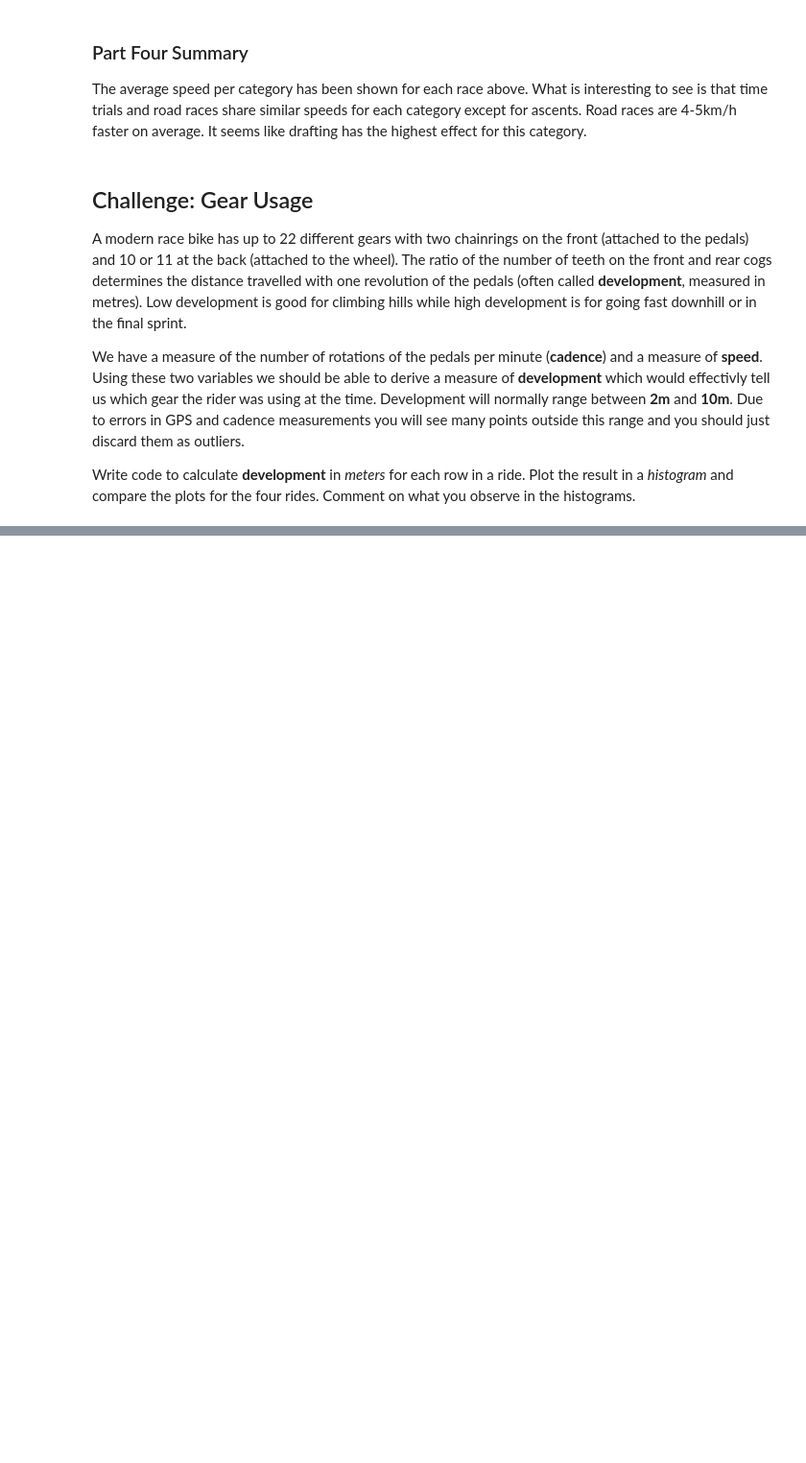
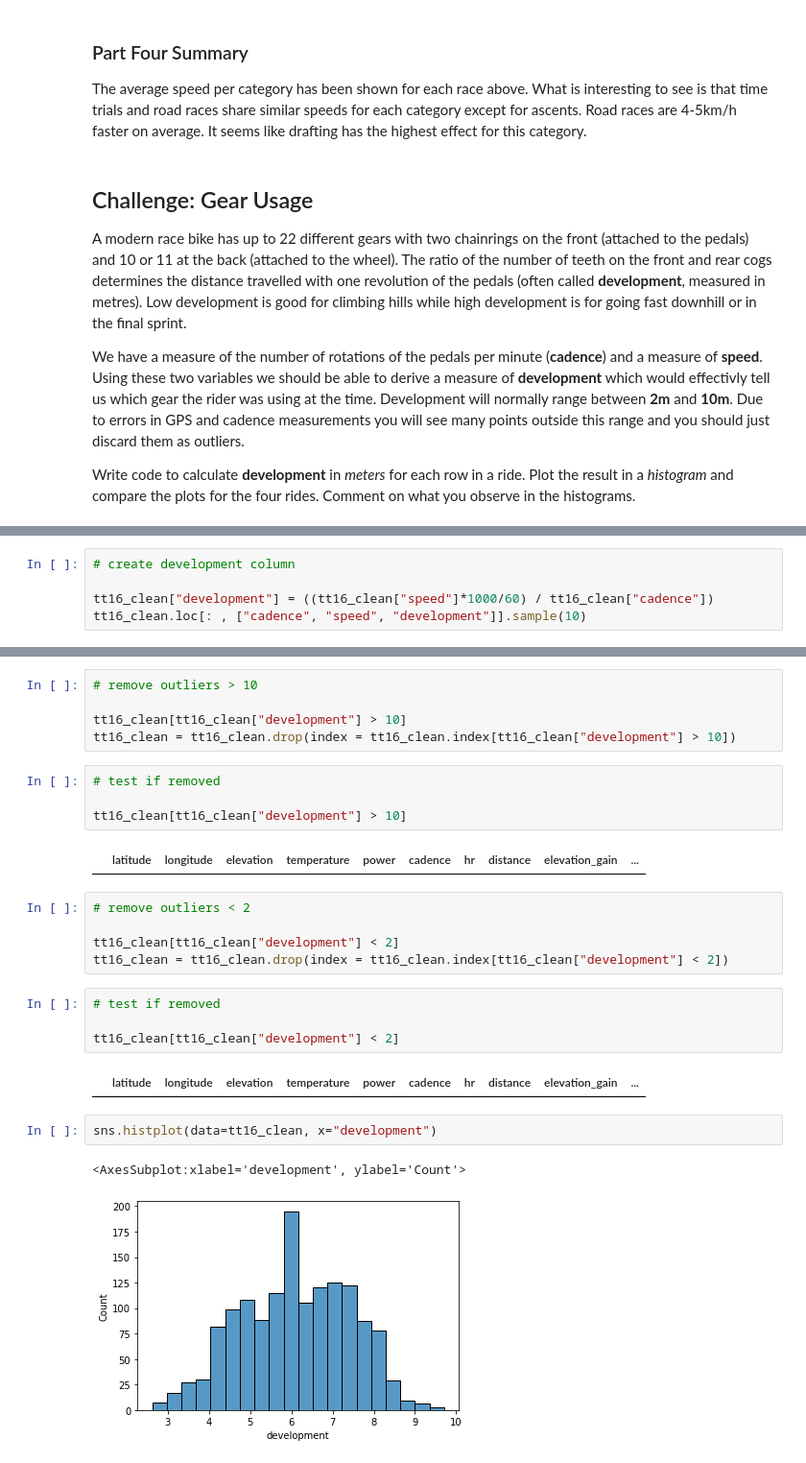
Before and after one commit to felix-rosenberger/Data-Science-Portfolio, a Jupyter notebook: Portfolio 1.ipynb, the cells around one changed output, grey strips where cells are left out. Shown at 96% size. Cells and saved outputs as stored; diff of their text form; blank space fills up the shorter version.

Commit message:
Started with challenge task. Development calculated for first race

```diff
--- a/Portfolio 1.ipynb
+++ b/Portfolio 1.ipynb
@@ -1004,0 +1006,5 @@ Write code to calculate __development__ in _meters_ for each row in a ride.  Plo
+# %%
+# create development column
+
+tt16_clean["development"] = ((tt16_clean["speed"]*1000/60) / tt16_clean["cadence"])
+tt16_clean.loc[: , ["cadence", "speed", "development"]].sample(10)
@@ -1004,0 +1035,27 @@ Write code to calculate __development__ in _meters_ for each row in a ride.  Plo
+# %%
+# remove outliers > 10
+
+tt16_clean[tt16_clean["development"] > 10]
+tt16_clean = tt16_clean.drop(index = tt16_clean.index[tt16_clean["development"] > 10])
+# %%
+# test if removed
+
+tt16_clean[tt16_clean["development"] > 10]
+# %% [output]
+|  | latitude | longitude | elevation | temperature | power | cadence | hr | distance | elevation_gain | ... |
+# %%
+# remove outliers < 2
+
+tt16_clean[tt16_clean["development"] < 2]
+tt16_clean = tt16_clean.drop(index = tt16_clean.index[tt16_clean["development"] < 2])
+# %%
+# test if removed
+
+tt16_clean[tt16_clean["development"] < 2]
+# %% [output]
+|  | latitude | longitude | elevation | temperature | power | cadence | hr | distance | elevation_gain | ... |
+# %%
+sns.histplot(data=tt16_clean, x="development")
+# %% [output]
+<AxesSubplot:xlabel='development', ylabel='Count'>
+[figure, added]
```
Also changed, not shown: parts of 5 cells of this notebook.
